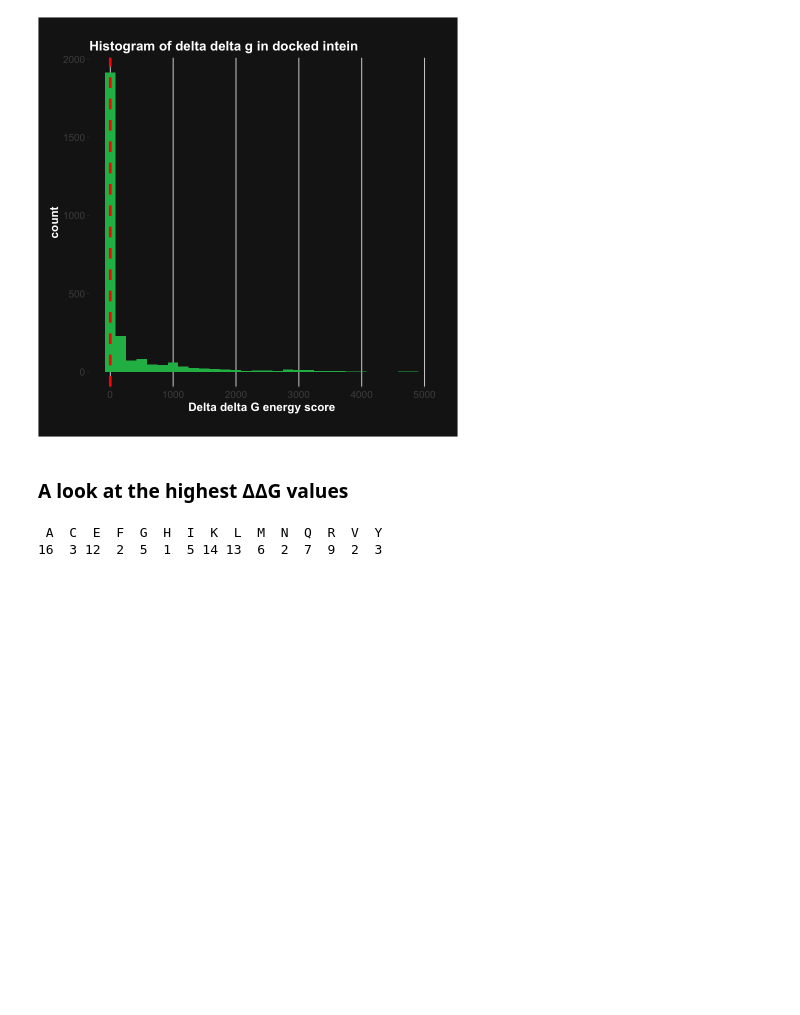
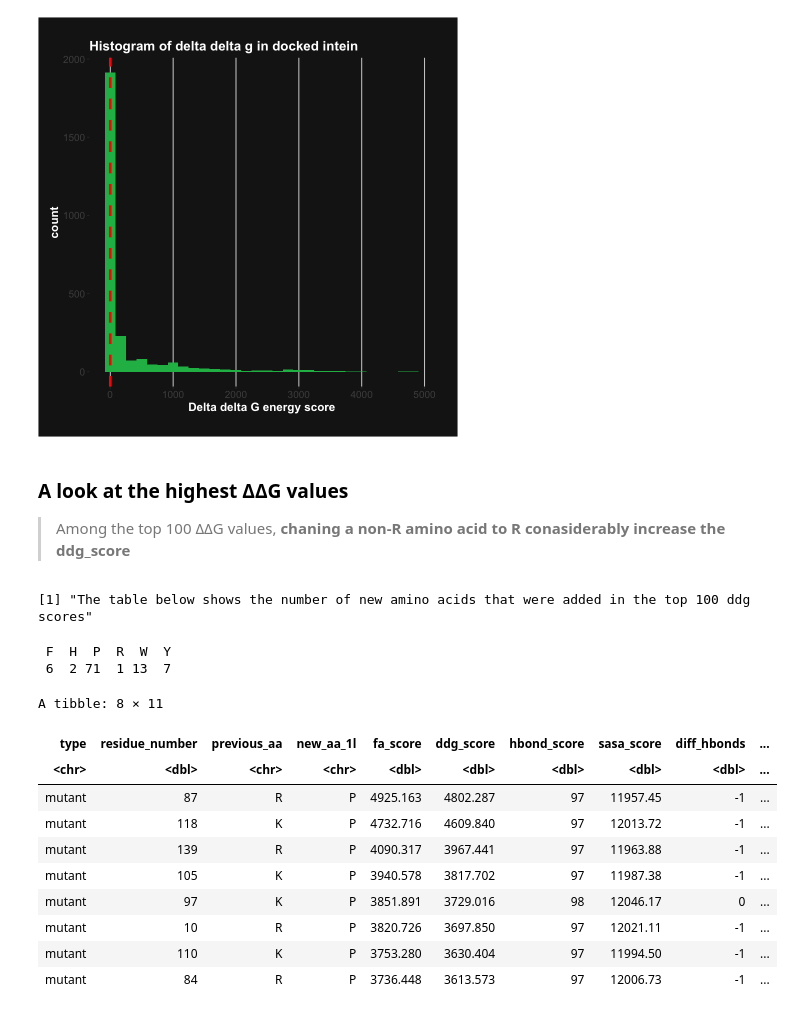
Before and after one commit to redradman/OneAAatATime, a Jupyter notebook: il_10_analysis.ipynb, the cells around one changed output. Cells and saved outputs as stored; diff of their text form; code cells hidden in the pictures; blank space fills up the shorter version.

```diff
--- a/il_10_analysis.ipynb
+++ b/il_10_analysis.ipynb
@@ -92,8 +92,24 @@ il_10_short |> ggplot(aes(ddg_score)) +
 [figure]
 # %% [markdown]
 ### A look at the highest ΔΔG values
+> Among the top 100 ΔΔG values, **chaning a non-R amino acid to R conasiderably increase the ddg_score**
 # %%
-table((il_10_short |> arrange(desc(ddg_score)) |> head(n = 100))$previous_aa)
+print("The table below shows the number of new amino acids that were added in the top 100 ddg scores")
+top_ddg <- il_10_short |> arrange(desc(ddg_score))
+table((top_ddg |> head(n = 100))$new_aa_1l)
+top_ddg |> head(n = 8)
 # %% [output]
- A  C  E  F  G  H  I  K  L  M  N  Q  R  V  Y
-16  3 12  2  5  1  5 14 13  6  2  7  9  2  3
+[1] "The table below shows the number of new amino acids that were added in the top 100 ddg scores"
+ F  H  P  R  W  Y
+ 6  2 71  1 13  7
+A tibble: 8 × 11
+| type | residue_number | previous_aa | new_aa_1l | fa_score | ddg_score | hbond_score | sasa_score | diff_hbonds | ... |
+| <chr> | <dbl> | <chr> | <chr> | <dbl> | <dbl> | <dbl> | <dbl> | <dbl> | ... |
+| mutant | 87 | R | P | 4925.163 | 4802.287 | 97 | 11957.45 | -1 | ... |
+| mutant | 118 | K | P | 4732.716 | 4609.840 | 97 | 12013.72 | -1 | ... |
+| mutant | 139 | R | P | 4090.317 | 3967.441 | 97 | 11963.88 | -1 | ... |
+| mutant | 105 | K | P | 3940.578 | 3817.702 | 97 | 11987.38 | -1 | ... |
+| mutant | 97 | K | P | 3851.891 | 3729.016 | 98 | 12046.17 | 0 | ... |
+| mutant | 10 | R | P | 3820.726 | 3697.850 | 97 | 12021.11 | -1 | ... |
+| mutant | 110 | K | P | 3753.280 | 3630.404 | 97 | 11994.50 | -1 | ... |
+| mutant | 84 | R | P | 3736.448 | 3613.573 | 97 | 12006.73 | -1 | ... |
```
Also changed, not shown: parts of 2 cells of this notebook.
